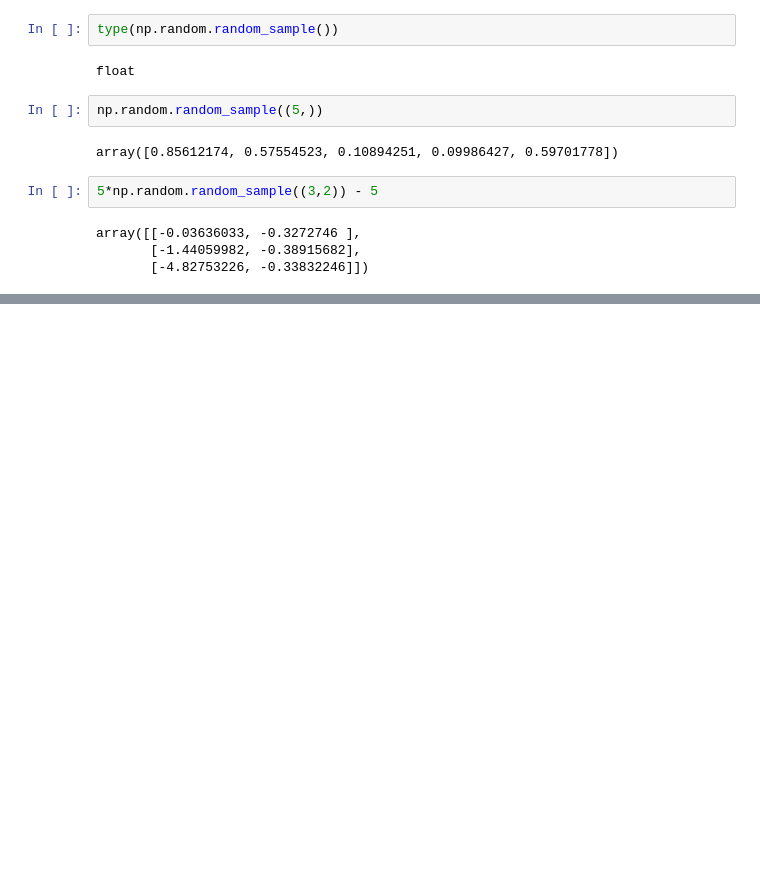
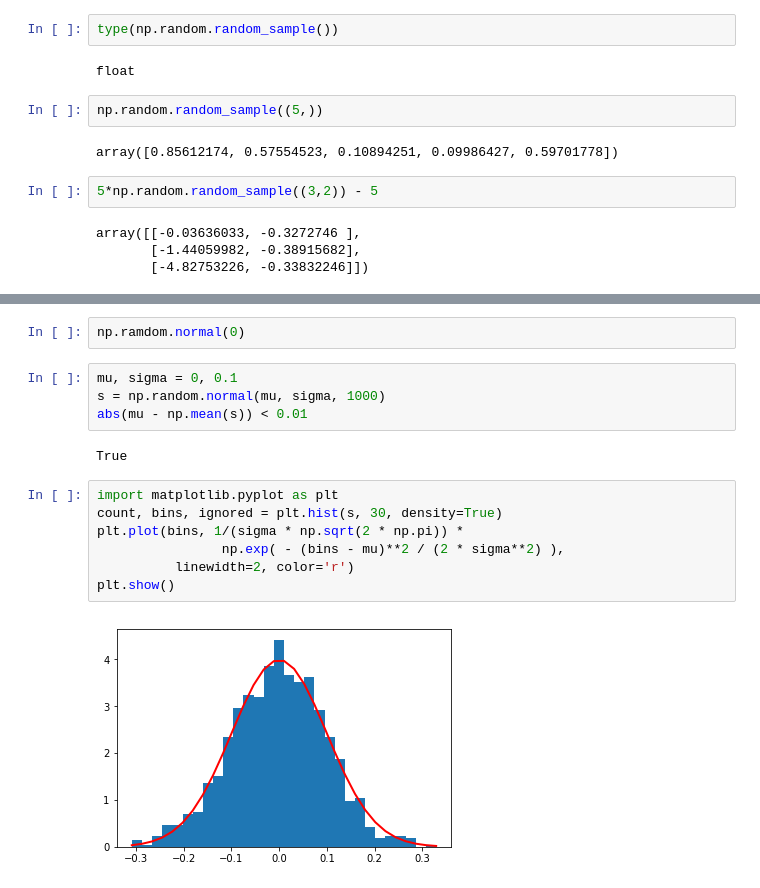
Before and after one commit to NiamhOL/programming-for-data-analysis-2019, a Jupyter notebook: Programming for Data Analysis Practical Assignment 2019.ipynb, the cells around one changed output, grey strips where cells are left out. Drawn from its saved outputs; the diff is of its cells as text; blank space fills up the shorter version.

```diff
--- a/Programming for Data Analysis Practical Assignment 2019.ipynb
+++ b/Programming for Data Analysis Practical Assignment 2019.ipynb
@@ -101,0 +133,17 @@ array([[-0.03636033, -0.3272746 ],
+# %%
+np.ramdom.normal(0)
+# %%
+mu, sigma = 0, 0.1
+s = np.random.normal(mu, sigma, 1000)
+abs(mu - np.mean(s)) < 0.01
+# %% [output]
+True
+# %%
+import matplotlib.pyplot as plt
+count, bins, ignored = plt.hist(s, 30, density=True)
+plt.plot(bins, 1/(sigma * np.sqrt(2 * np.pi)) *
+                np.exp( - (bins - mu)**2 / (2 * sigma**2) ),
+          linewidth=2, color='r')
+plt.show()
+# %% [output]
+[figure, added]
```
Also changed, not shown: parts of 9 cells of this notebook.
